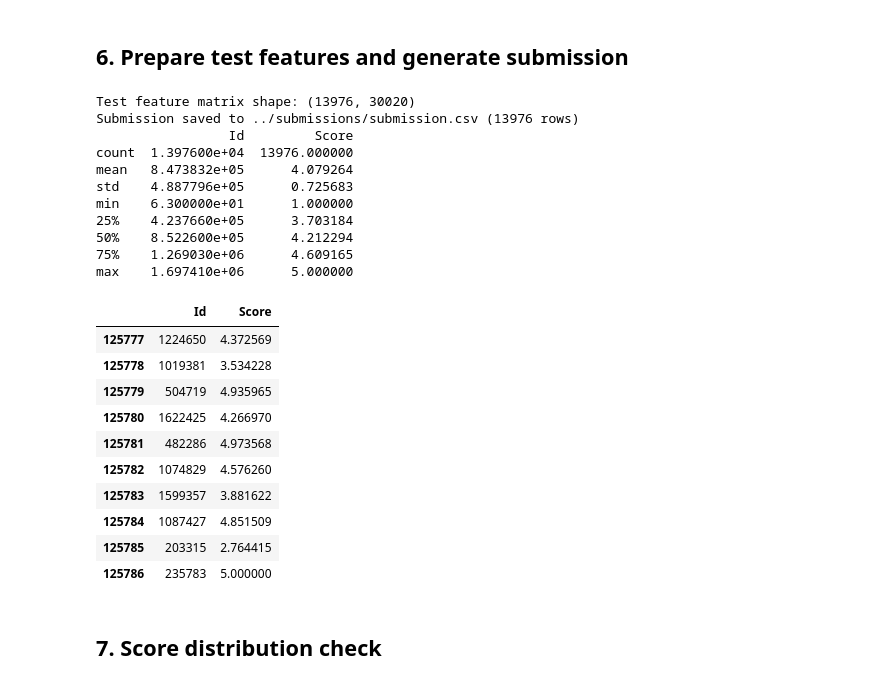
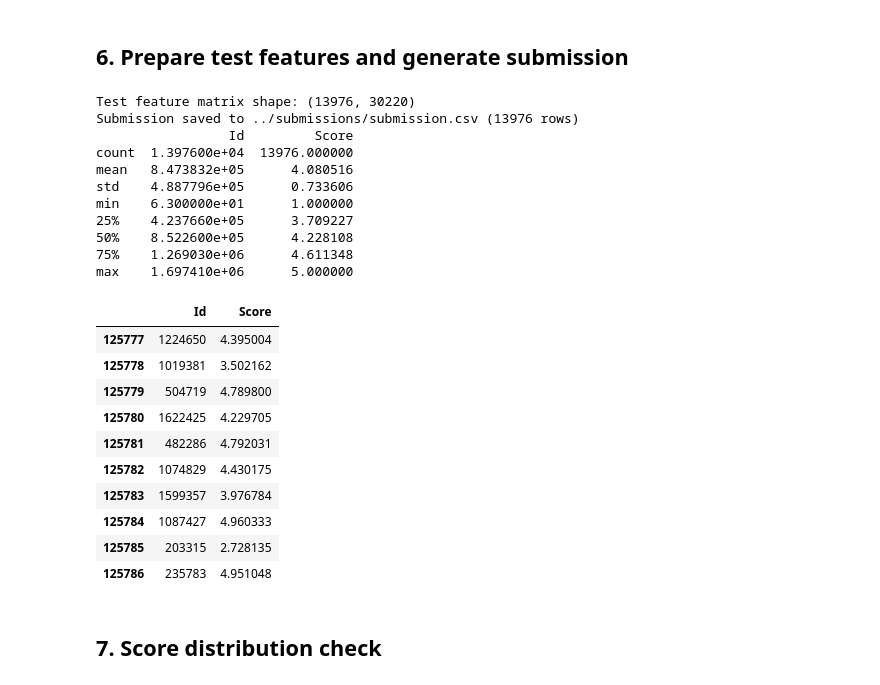
Before and after one commit to tori25/CS506_midterm, a Jupyter notebook: notebooks/modeling.ipynb, the cells around one changed output. Saved outputs shown, nothing was run; the diff lists cells and outputs as text; code cells hidden in the pictures.

```diff
--- a/notebooks/modeling.ipynb
+++ b/notebooks/modeling.ipynb
@@ -46,7 +46,7 @@ Name: count, dtype: int64
 - Numeric: helpfulness ratio, text length, exclamation/question marks, year/month
 - TF-IDF on Summary + Text (30k features, 1-2 grams)
 # %%
-X, y, tfidf, numeric_columns, labeled_df = prepare_training_data(
+X, y, tfidf, svd, numeric_columns, labeled_df = prepare_training_data(
     raw,
     text_column='Text',
     max_features=30000,
@@ -75,7 +75,7 @@ best_rmse = 999
 best_alpha = None
 results = []
 
-for alpha in [100.0]:
+for alpha in [0.1, 1.0, 5.0, 10.0, 50.0, 100.0]:
     model = train_ridge(X_train, y_train, alpha=alpha)
     rmse = evaluate_model(model, X_train, X_valid, y_train, y_valid, title=f'Ridge alpha={alpha}')
     results.append((alpha, rmse))
@@ -114,42 +126,42 @@ Final model trained and saved.
 # %% [markdown]
 ## 6. Prepare test features and generate submission
 # %%
-X_test = prepare_test_data(test_df, tfidf, numeric_columns, labeled_df)
+X_test = prepare_test_data(test_df, tfidf, svd, numeric_columns, labeled_df)
 print('Test feature matrix shape:', X_test.shape)
 
 submission = create_submission(
     final_model,
     test_df,
     X_test,
     output_path='../submissions/submission.csv',
     clip_range=(1, 5),
     round_predictions=False
 )
 print(submission.describe())
 submission.head(10)
 # %% [output]
-Test feature matrix shape: (13976, 30020)
+Test feature matrix shape: (13976, 30220)
 Submission saved to ../submissions/submission.csv (13976 rows)
                  Id         Score
 count  1.397600e+04  13976.000000
-mean   8.473832e+05      4.079264
-std    4.887796e+05      0.725683
+mean   8.473832e+05      4.080516
+std    4.887796e+05      0.733606
 min    6.300000e+01      1.000000
-25%    4.237660e+05      3.703184
-50%    8.522600e+05      4.212294
-75%    1.269030e+06      4.609165
+25%    4.237660e+05      3.709227
+50%    8.522600e+05      4.228108
+75%    1.269030e+06      4.611348
 max    1.697410e+06      5.000000
 |  | Id | Score |
-| 125777 | 1224650 | 4.372569 |
-| 125778 | 1019381 | 3.534228 |
-| 125779 | 504719 | 4.935965 |
-| 125780 | 1622425 | 4.266970 |
-| 125781 | 482286 | 4.973568 |
-| 125782 | 1074829 | 4.576260 |
-| 125783 | 1599357 | 3.881622 |
-| 125784 | 1087427 | 4.851509 |
-| 125785 | 203315 | 2.764415 |
-| 125786 | 235783 | 5.000000 |
+| 125777 | 1224650 | 4.395004 |
+| 125778 | 1019381 | 3.502162 |
+| 125779 | 504719 | 4.789800 |
+| 125780 | 1622425 | 4.229705 |
+| 125781 | 482286 | 4.792031 |
+| 125782 | 1074829 | 4.430175 |
+| 125783 | 1599357 | 3.976784 |
+| 125784 | 1087427 | 4.960333 |
+| 125785 | 203315 | 2.728135 |
+| 125786 | 235783 | 4.951048 |
 # %% [markdown]
 ## 7. Score distribution check
 # %%
```
Also changed, not shown: parts of 5 cells of this notebook, 4 other files.
